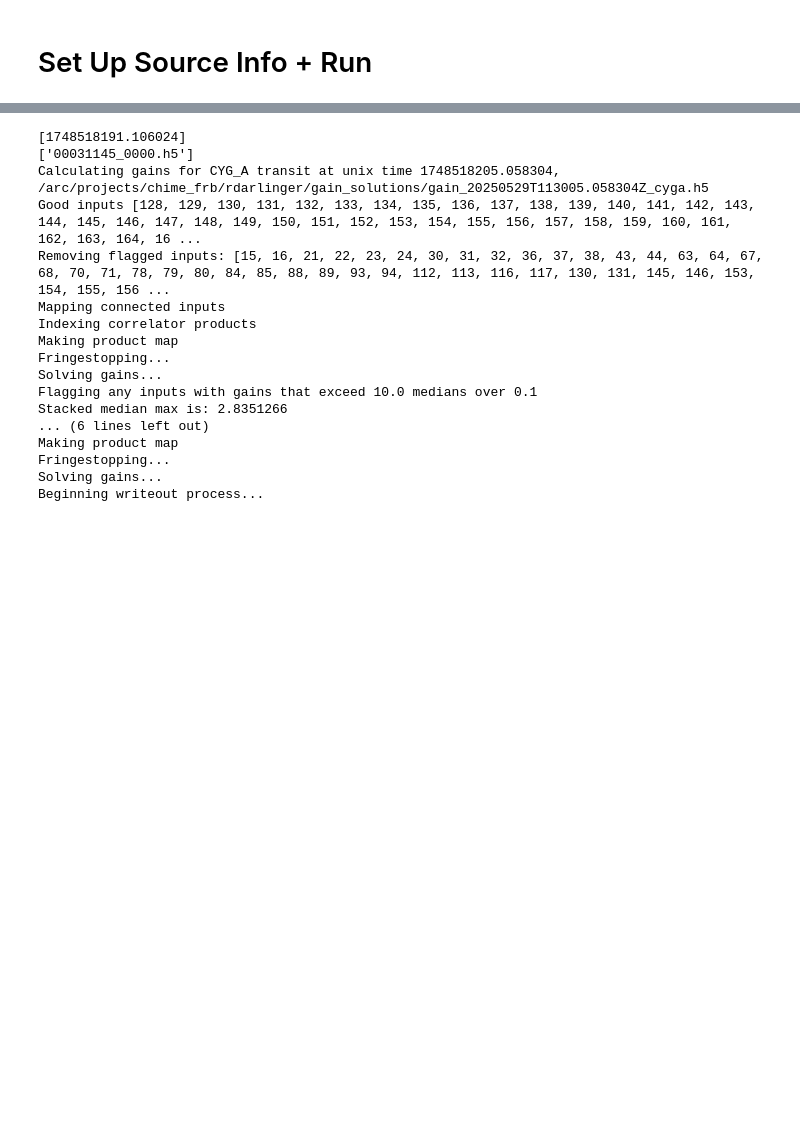
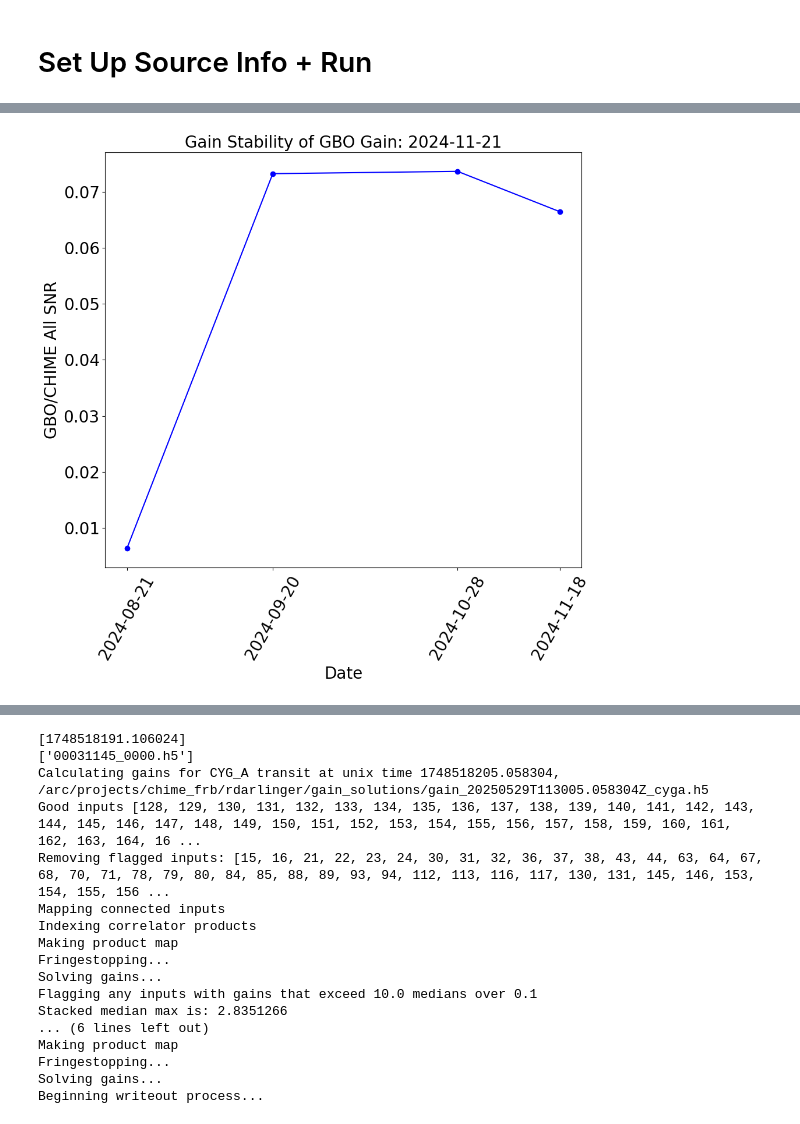
Before and after one commit to rdarlinger/gbo_sensitivity, a Jupyter notebook: gain_test_pulsar.ipynb, the cells around one changed output, grey strips where cells are left out. Drawn from its saved outputs; the diff is of its cells as text; code cells hidden in the pictures; blank space fills up the shorter version.

```diff
--- a/gain_test_pulsar.ipynb
+++ b/gain_test_pulsar.ipynb
@@ -127,3 +181,4 @@ for event in event_ids:
 ... (5 outputs left out)
 # %%
-plot_snr('SNR_B0329+54_multiple_pulse.csv','stability_B0329+54_multiple.png')
+plot_SNR('SNR_B0329+54_high.csv','stability_B0329+54_high.png')
+# %% [output]
@@ -130 +187,2 @@ plot_snr('SNR_B0329+54_multiple_pulse.csv','stability_B0329+54_multiple.png')
+[figure, added]
 # %%
```
Also changed, not shown: parts of 10 cells of this notebook, 1 other file.
